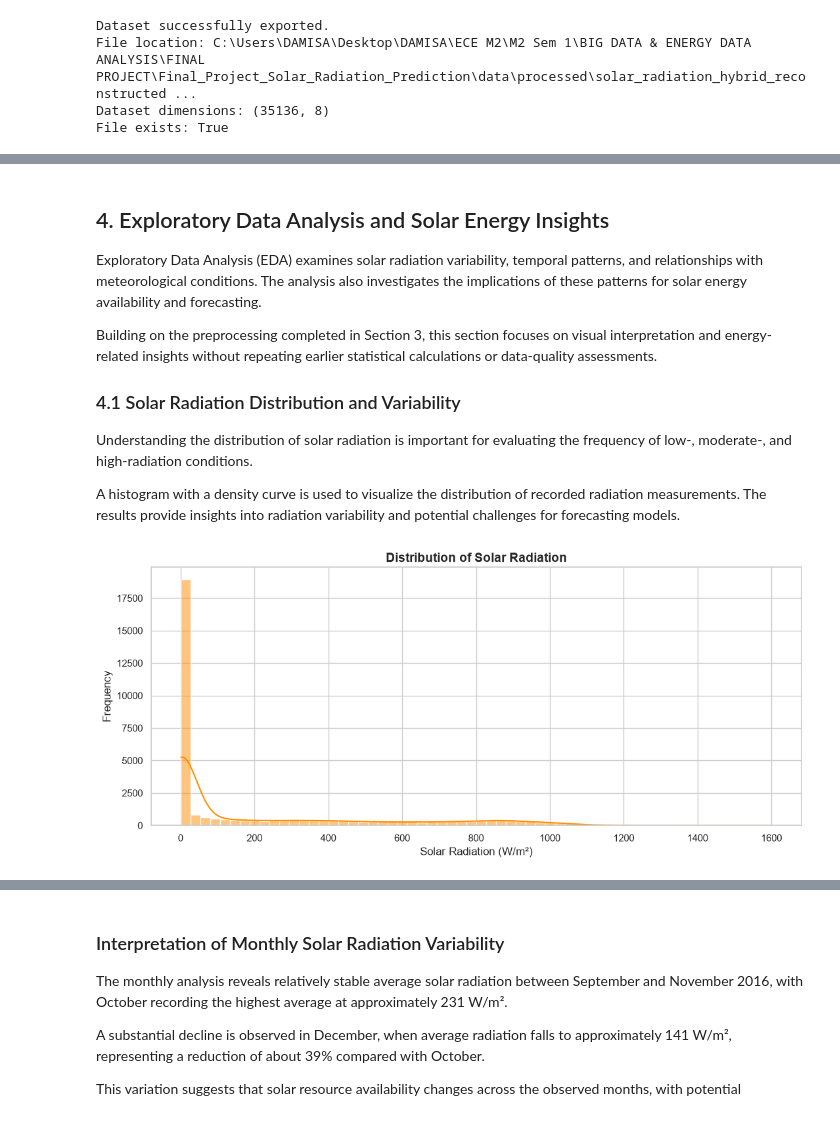
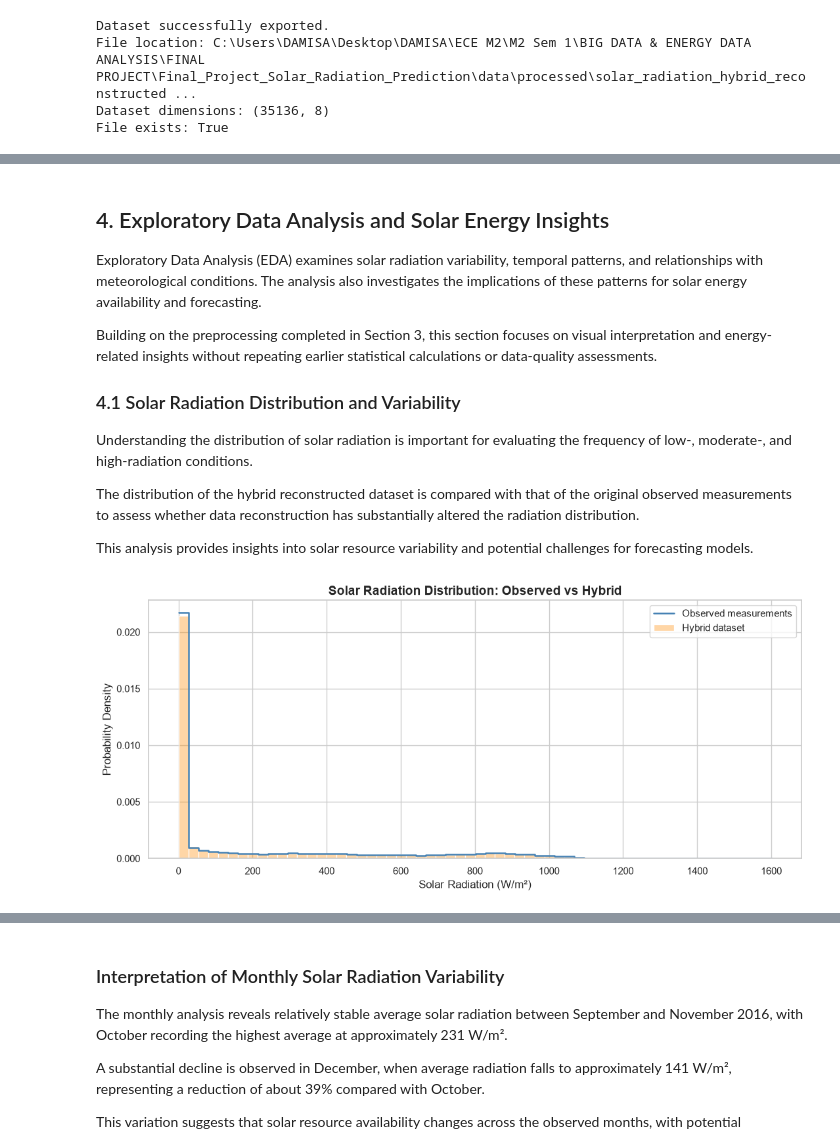
Before and after one commit to damisar/Solar-Radiation-Prediction, a Jupyter notebook: notebook/Solar_Radiation_Analysis.ipynb, the cells around one changed output, grey strips where cells are left out. Saved outputs shown, nothing was run; the diff lists cells and outputs as text; code cells hidden in the pictures.

Commit message:
Update exploratory data analysis using hybrid reconstructed dataset

```diff
--- a/notebook/Solar_Radiation_Analysis.ipynb
+++ b/notebook/Solar_Radiation_Analysis.ipynb
@@ -5671,53 +5670,66 @@ Building on the preprocessing completed in Section 3, this section focuses on vi
 
 Understanding the distribution of solar radiation is important for evaluating the frequency of low-, moderate-, and high-radiation conditions.
 
-A histogram with a density curve is used to visualize the distribution of recorded radiation measurements. The results provide insights into radiation variability and potential challenges for forecasting models.
+The distribution of the hybrid reconstructed dataset is compared with that of the original observed measurements to assess whether data reconstruction has substantially altered the radiation distribution.
+
+This analysis provides insights into solar resource variability and potential challenges for forecasting models.
 # %%
+# Section 4.1 — Solar Radiation Distribution and Variability
 
-# Section 4.1: Solar Radiation Distribution and Variability
+# Extract radiation values from the existing dataset
+radiation_values = df_features["Radiation"]
 
-from pathlib import Path
-
-# Define the figure directory once for reuse
-figures_dir = Path("../figures")
-figures_dir.mkdir(parents=True, exist_ok=True)
-
-# Use the previously prepared dataset
-radiation_values = df_features["Radiation"].dropna()
+observed_radiation = df_features.loc[
+    df_features["Imputation_Method"].eq("Observed"),
+    "Radiation"
+]
 
 fig, ax = plt.subplots(figsize=(11, 5))
 
+# Compare observed and reconstructed distributions
 sns.histplot(
     radiation_values,
     bins=60,
-    kde=True,
+    stat="density",
     color="darkorange",
-    edgecolor="white",
+    alpha=0.35,
+    label="Hybrid dataset",
+    ax=ax
+)
+
+sns.histplot(
+    observed_radiation,
+    bins=60,
+    stat="density",
+    element="step",
+    fill=False,
+    color="steelblue",
+    linewidth=1.8,
+    label="Observed measurements",
     ax=ax
 )
 
 ax.set_title(
-    "Distribution of Solar Radiation",
+    "Solar Radiation Distribution: Observed vs Hybrid",
     fontsize=14,
     fontweight="bold"
 )
 
 ax.set_xlabel("Solar Radiation (W/m²)")
-ax.set_ylabel("Frequency")
+ax.set_ylabel("Probability Density")
+ax.legend()
 
 plt.tight_layout()
 
-# Save the figure in high resolution
 fig.savefig(
     figures_dir / "4_1_solar_radiation_distribution.png",
     dpi=300,
     bbox_inches="tight"
 )
 
-# Display the figure
 plt.show()
 # %% [output]
-[figure, old version]
+[figure, new version]
 # %% [markdown]
 #### 4.1.1 Interpretation of Solar Radiation Distribution
 
```
Also changed, not shown: parts of 23 cells of this notebook, 6 other files.
